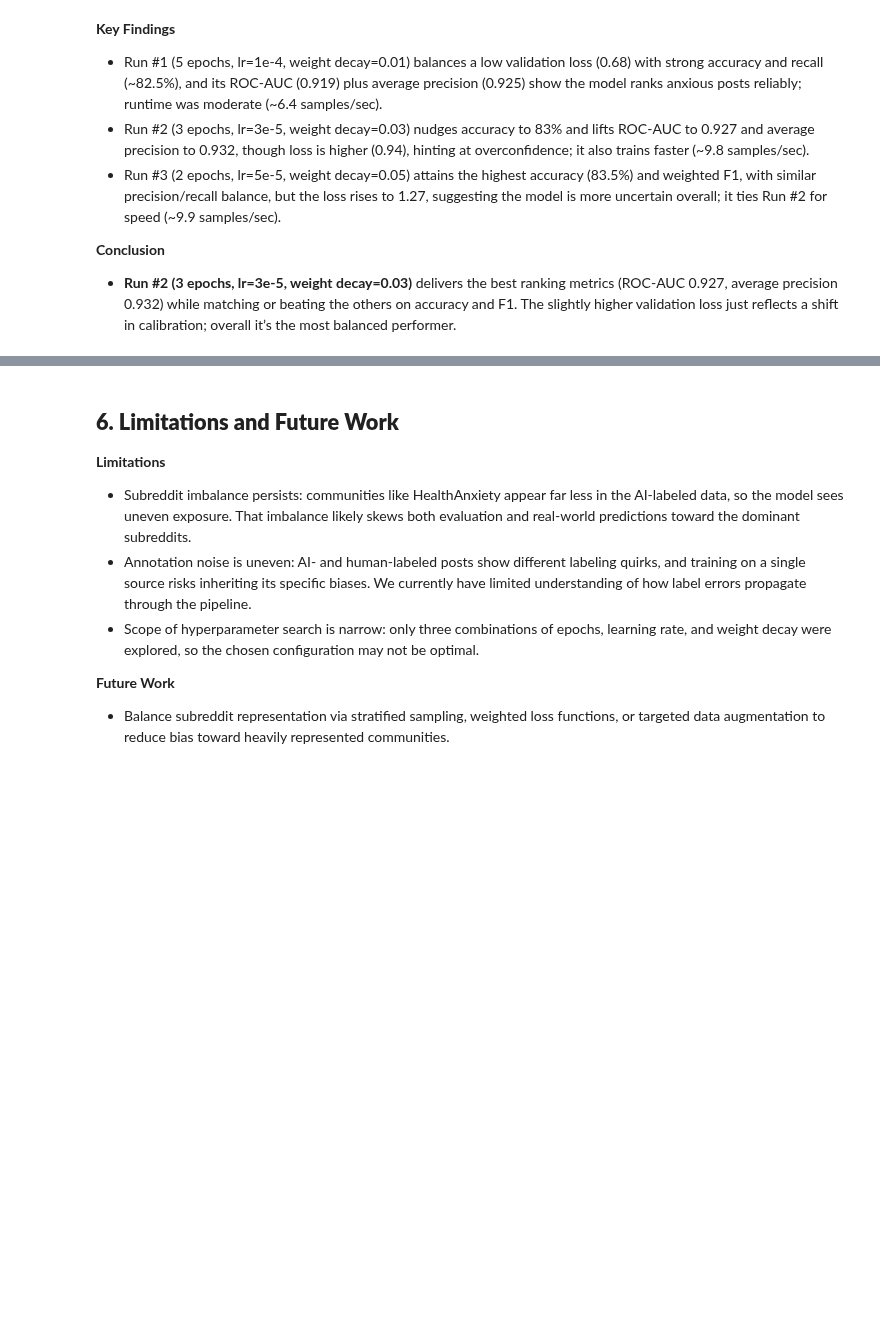
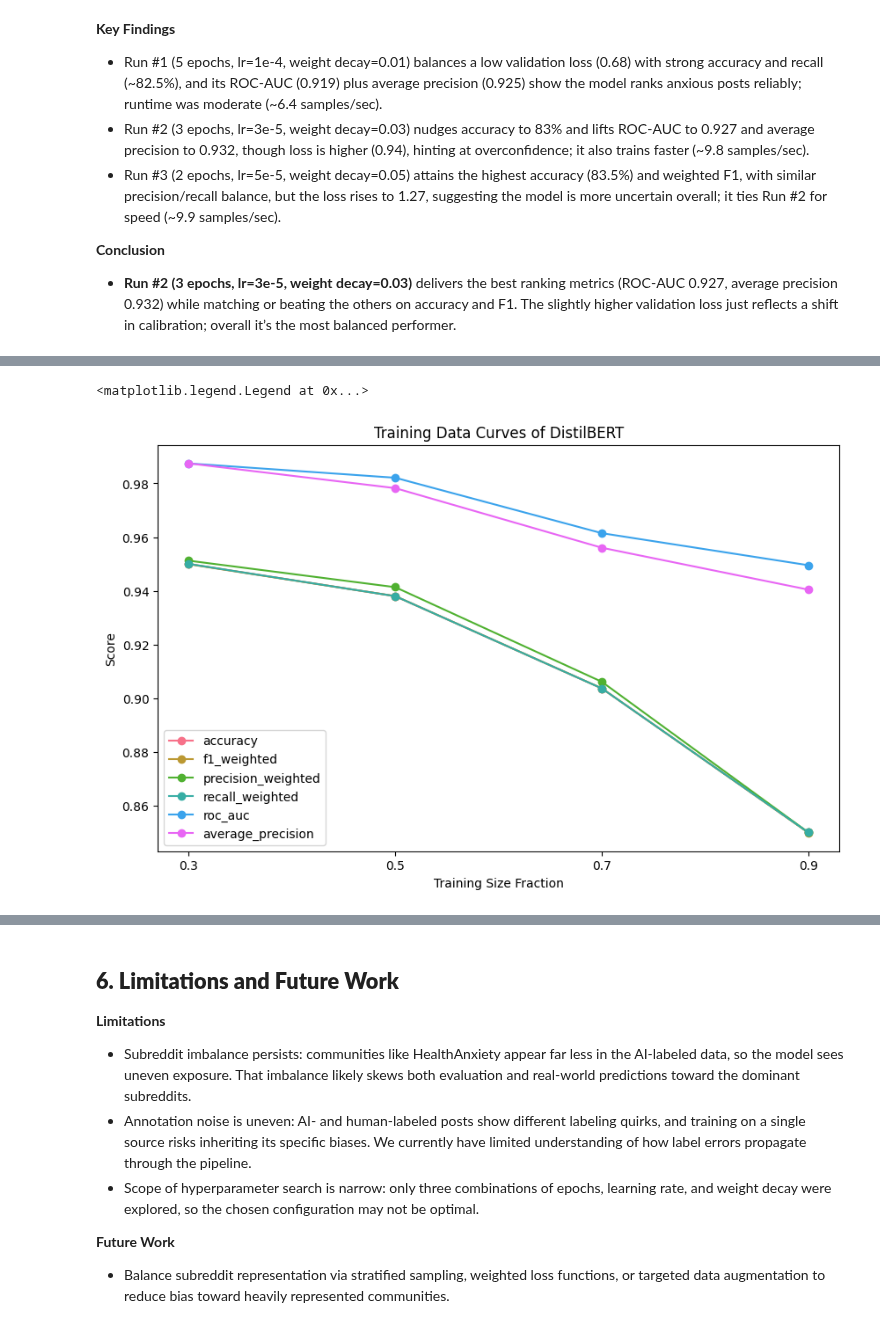
Before and after one commit to shutinghe3601/milestone2, a Jupyter notebook: notebooks/06_text_classification_byDistilBERT.ipynb, the cells around one changed output, grey strips where cells are left out. Cells and saved outputs as stored; diff of their text form; code cells hidden in the pictures; blank space fills up the shorter version.

```diff
--- a/notebooks/06_text_classification_byDistilBERT.ipynb
+++ b/notebooks/06_text_classification_byDistilBERT.ipynb
@@ -320,20 +324,20 @@ start_time = time.time()
 df_list, metrics_result = [], []
 print("Starting experiments...")
 
-for df, df_name in configs:
-    print(f"Testing {df_name}...")
+for dataset, dataset_name in configs:
+    print(f"Testing {dataset_name}...")
 
-    cache_key = (df_name)
+    cache_key = (dataset_name)
     if cache_key not in tokenized_cache:
         map_kwargs = dict(
             batched=True,
             load_from_cache_file=True,
-            desc=f"Tokenizing {df_name}",
+            desc=f"Tokenizing {dataset_name}",
         )
         if num_proc > 1:
             map_kwargs["num_proc"] = num_proc
 
-        tokenized_dataset = df.map(partial(tokenize, text_col="text_all"), **map_kwargs)
+        tokenized_dataset = dataset.map(partial(tokenize, text_col="text_all"), **map_kwargs)
         tokenized_dataset = tokenized_dataset.rename_column("anxiety_level", "labels")
         tokenized_dataset = tokenized_dataset.with_format("torch")
         tokenized_cache[cache_key] = tokenized_dataset
@@ -372,7 +376,7 @@ for df, df_name in configs:
     trainer.train()
     metrics = trainer.evaluate(tokenized_dataset["test"])
 
-    df_list.append(df_name)
+    df_list.append(dataset_name)
     metrics_result.append(metrics)
 
 total_time = time.time() - start_time
@@ -513,0 +741,15 @@ Total time for hyperparameter tuning: 3641.02 seconds
+# %%
+metrics_list = ["accuracy", "f1_weighted", "precision_weighted", "recall_weighted", "roc_auc", "average_precision"]
+color_list = sns.color_palette("husl", len(metrics_list))
+
+plt.figure(figsize=(10, 6))
+for i, metric in enumerate(metrics_list):
+    plt.plot(metrics_comparison['training_size_fraction'], metrics_comparison['eval_'+metric], marker='o', label=metric, color=color_list[i])
+plt.title('Training Data Curves of DistilBERT', fontsize=12)
+plt.xlabel('Training Size Fraction', fontsize=10)
+plt.ylabel('Score', fontsize=10)
+plt.xticks(training_size)
+plt.legend()
+# %% [output]
+<matplotlib.legend.Legend at 0x...>
+[figure, added]
```
Also changed, not shown: parts of 15 cells of this notebook, 2 other files.
